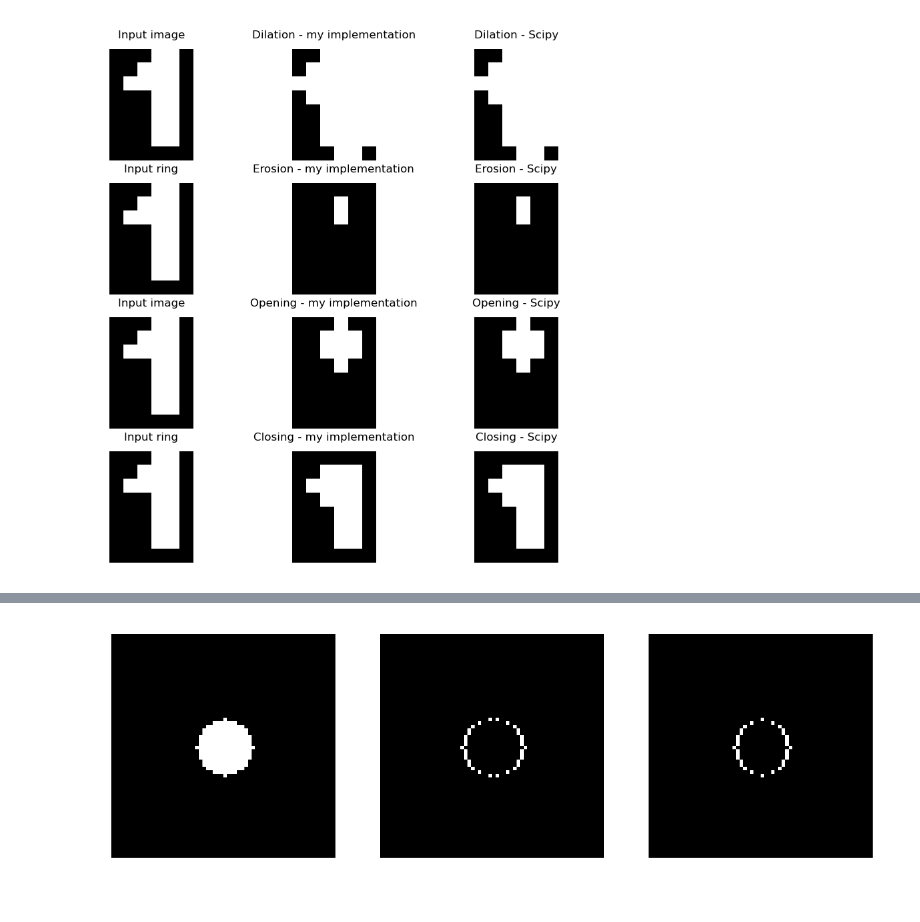
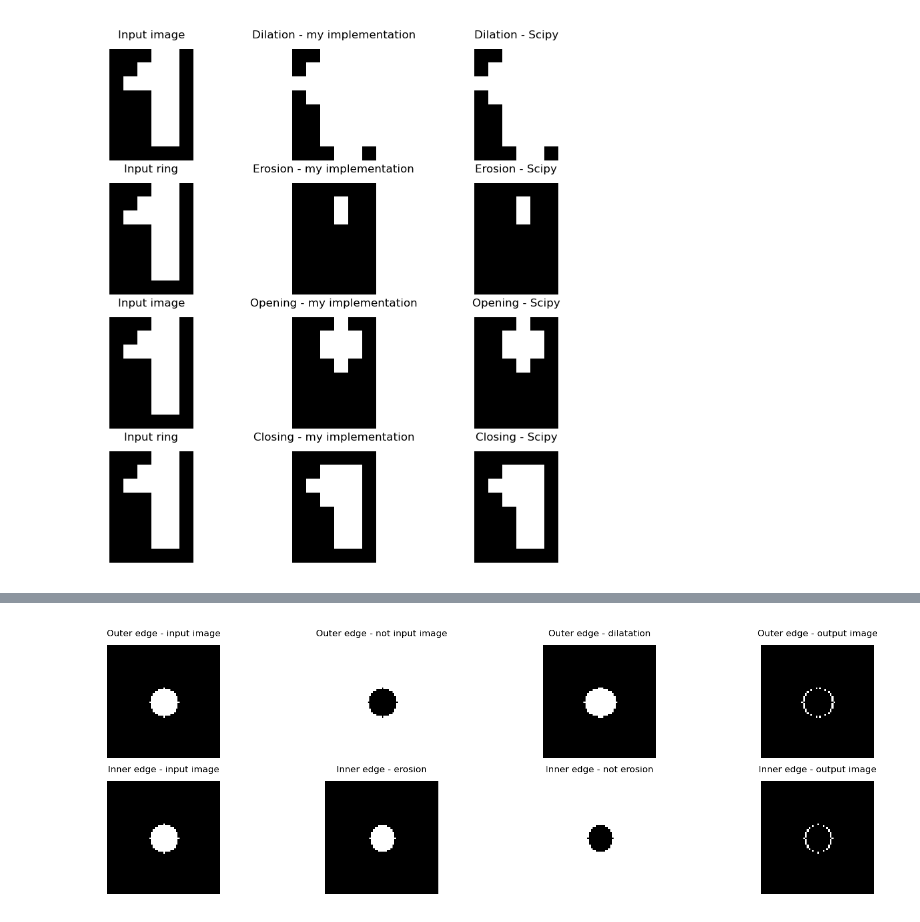
Before and after one commit to aflorkowska/Image-Processing, a Jupyter notebook: PL/5_Operacje morfologiczne.ipynb, the cells around one changed output, grey strips where cells are left out. Drawn from its saved outputs; the diff is of its cells as text; code cells hidden in the pictures.

Commit message:
Inner and outer edges

```diff
--- a/PL/5_Operacje morfologiczne.ipynb
+++ b/PL/5_Operacje morfologiczne.ipynb
@@ -359,21 +361,43 @@ plt.show()
 # %%
-#Outer and inner edges
 small_circle = generate_circle(64, 64, 32, 32, 8)
 se = np.ones((1,3))
 
 outer_edge = np.logical_and(nd.binary_dilation(small_circle, se), np.logical_not(small_circle))
 inner_edge = np.logical_and(np.logical_not(nd.binary_erosion(small_circle, se)), small_circle)
 
-plt.figure(dpi=300)
-plt.subplot(1, 3, 1)
+plt.figure(figsize=(10, 3), dpi=200)
+plt.subplot(2, 4, 1)
 plt.imshow(small_circle, cmap='gray')
+plt.title("Outer edge - input image", fontsize=6)
 plt.axis('off')
-plt.subplot(1, 3, 2)
+plt.subplot(2, 4, 2)
+plt.imshow(np.logical_not(small_circle), cmap='gray')
+plt.title("Outer edge - not input image", fontsize=6)
+plt.axis('off')
+plt.subplot(2, 4, 3)
+plt.imshow(nd.binary_dilation(small_circle, se), cmap='gray')
+plt.title("Outer edge - dilatation", fontsize=6)
+plt.axis('off')
+plt.subplot(2, 4, 4)
 plt.imshow(outer_edge, cmap='gray')
+plt.title("Outer edge - output image", fontsize=6)
 plt.axis('off')
-plt.subplot(1, 3, 3)
+plt.subplot(2, 4, 5)
+plt.imshow(small_circle, cmap='gray')
+plt.title("Inner edge - input image", fontsize=6)
+plt.axis('off')
+plt.subplot(2, 4, 6)
+plt.imshow(nd.binary_erosion(small_circle, se), cmap='gray')
+plt.title("Inner edge - erosion", fontsize=6)
+plt.axis('off')
+plt.subplot(2, 4, 7)
+plt.imshow(np.logical_not(nd.binary_erosion(small_circle, se)), cmap='gray')
+plt.title("Inner edge - not erosion", fontsize=6)
+plt.axis('off')
+plt.subplot(2, 4, 8)
 plt.imshow(inner_edge, cmap='gray')
+plt.title("Inner edge - output image", fontsize=6)
 plt.axis('off')
 plt.show()
 # %% [output]
-[figure, old version]
+[figure, new version]
```
Also changed, not shown: parts of 3 cells of this notebook.
